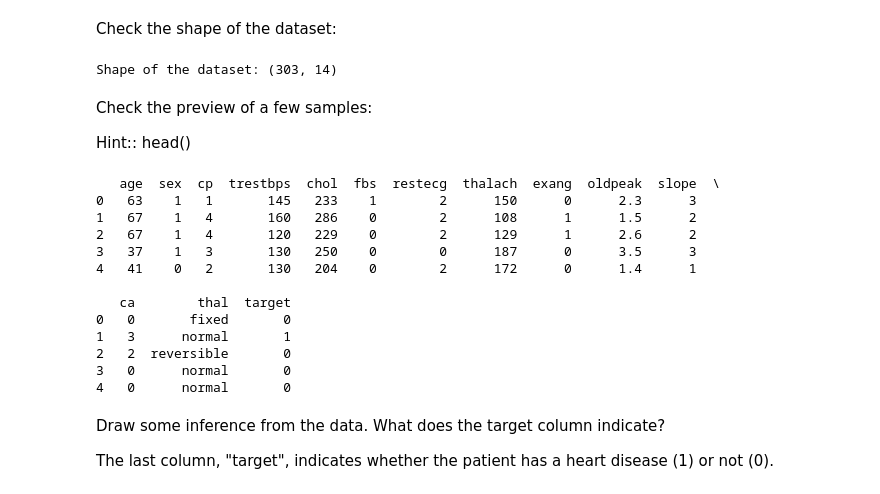
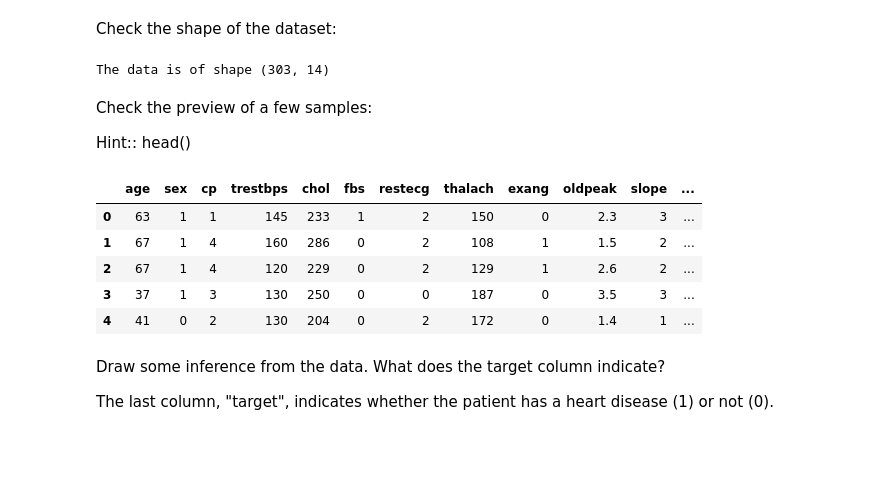
Before and after one commit to snbaskarraj/AIMLOPSIISC, a Jupyter notebook: Copy_of_M1_NB_MiniProject_2_Structured_Data_Classification.ipynb, the cells around one changed output. Saved outputs shown, nothing was run; the diff lists cells and outputs as text; code cells hidden in the pictures; blank space fills up the shorter version.

```diff
--- a/Copy_of_M1_NB_MiniProject_2_Structured_Data_Classification.ipynb
+++ b/Copy_of_M1_NB_MiniProject_2_Structured_Data_Classification.ipynb
@@ -88,35 +90,25 @@ Hint:: pd.read_csv
 # %%
 file_url = "/content/heart.csv"
 ## YOUR CODE HERE
-# Read the downloaded CSV file
-data = pd.read_csv("heart.csv")
+data = pd.read_csv("/content/heart.csv")
 # %% [markdown]
 Check the shape of the dataset:
 # %%
 ## YOUR CODE HERE
-# Print the shape of the dataset
-print("Shape of the dataset:", data.shape)
+print('The data is of shape', data.shape)
 # %% [output]
-Shape of the dataset: (303, 14)
+The data is of shape (303, 14)
 # %% [markdown]
 Check the preview of a few samples:
 
 Hint:: head()
 # %%
 ## YOUR CODE HERE
-# Display the first few rows
-print(data.head())
+data.head()
 # %% [output]
-   age  sex  cp  trestbps  chol  fbs  restecg  thalach  exang  oldpeak  slope  \
-0   63    1   1       145   233    1        2      150      0      2.3      3
-1   67    1   4       160   286    0        2      108      1      1.5      2
-2   67    1   4       120   229    0        2      129      1      2.6      2
-3   37    1   3       130   250    0        0      187      0      3.5      3
-4   41    0   2       130   204    0        2      172      0      1.4      1
-
-   ca        thal  target
-0   0       fixed       0
-1   3      normal       1
-2   2  reversible       0
-3   0      normal       0
-4   0      normal       0
+|  | age | sex | cp | trestbps | chol | fbs | restecg | thalach | exang | oldpeak | slope | ... |
+| 0 | 63 | 1 | 1 | 145 | 233 | 1 | 2 | 150 | 0 | 2.3 | 3 | ... |
+| 1 | 67 | 1 | 4 | 160 | 286 | 0 | 2 | 108 | 1 | 1.5 | 2 | ... |
+| 2 | 67 | 1 | 4 | 120 | 229 | 0 | 2 | 129 | 1 | 2.6 | 2 | ... |
+| 3 | 37 | 1 | 3 | 130 | 250 | 0 | 0 | 187 | 0 | 3.5 | 3 | ... |
+| 4 | 41 | 0 | 2 | 130 | 204 | 0 | 2 | 172 | 0 | 1.4 | 1 | ... |
```
Also changed, not shown: parts of 36 cells of this notebook.
